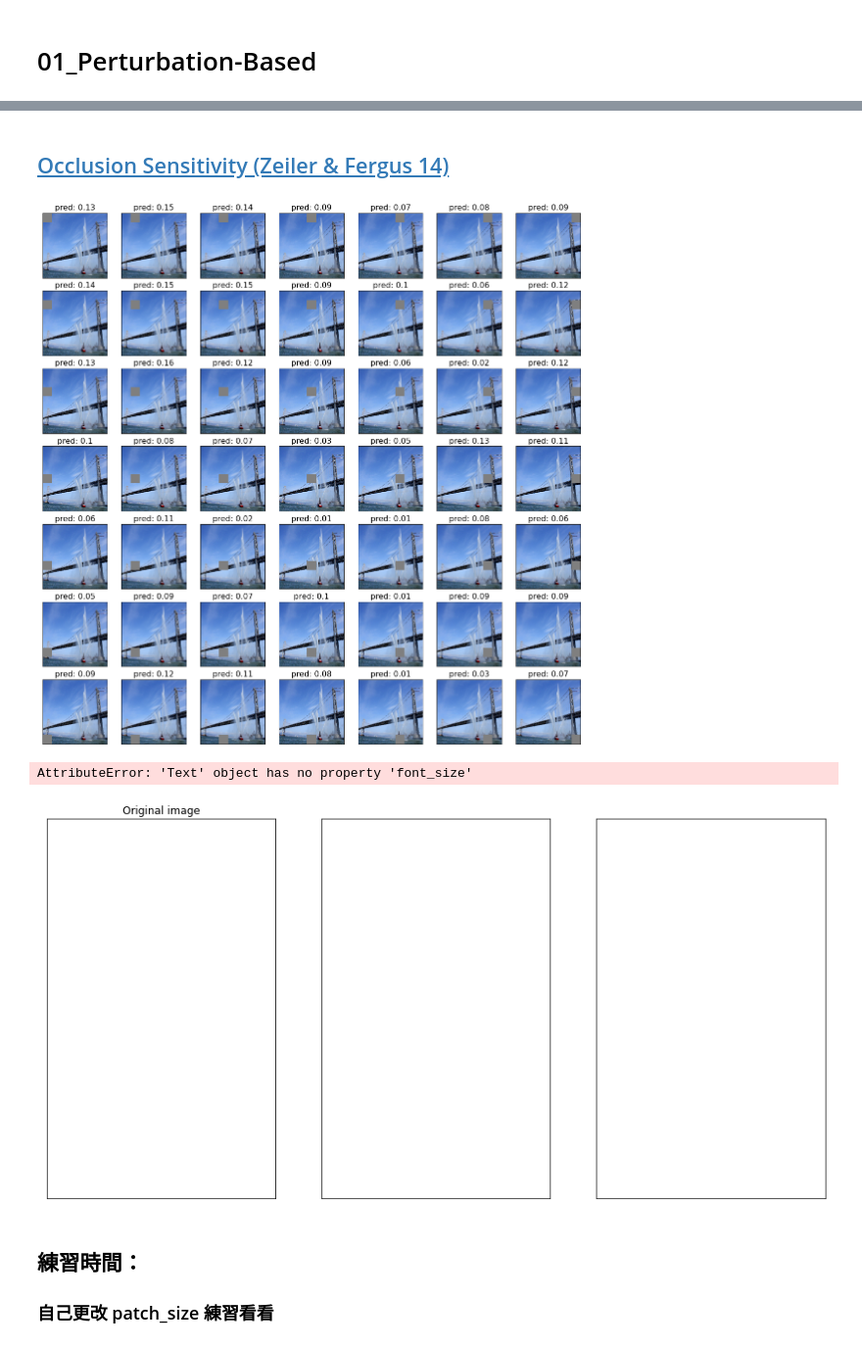
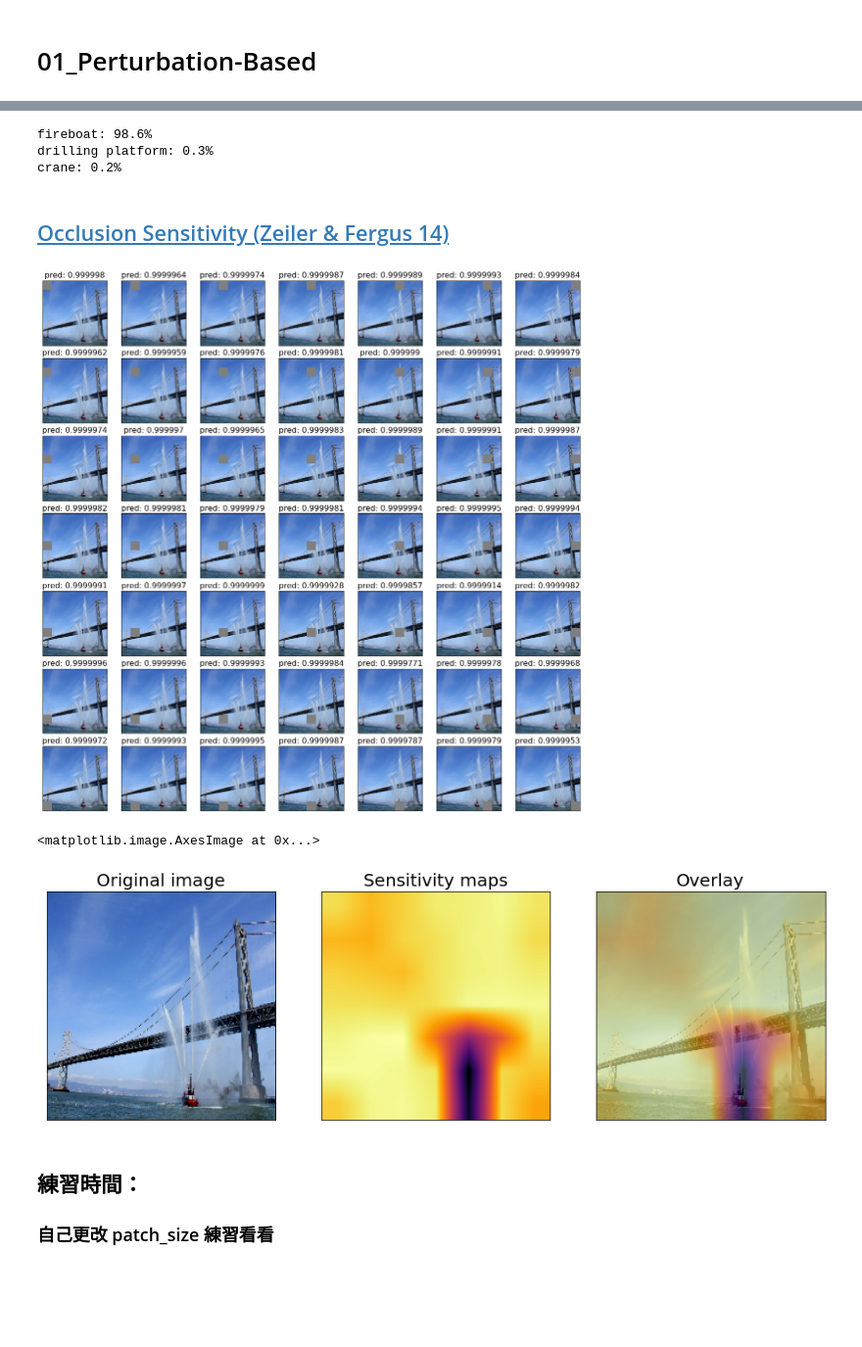
Before and after one commit to d246810g2000/Explainable_AI, a Jupyter notebook: DL/01_Perturbation-Based.ipynb, the cells around one changed output, grey strips where cells are left out. Shown at 98% size. Drawn from its saved outputs; the diff is of its cells as text; code cells hidden in the pictures; blank space fills up the shorter version.

```diff
--- a/DL/01_Perturbation-Based.ipynb
+++ b/DL/01_Perturbation-Based.ipynb
@@ -12,8 +10,0 @@ os.environ['CUDA_VISIBLE_DEVICES'] = '0'
-# %%
-model = tf.keras.applications.resnet50.ResNet50(
-    weights="imagenet", include_top=True
-)
-img_path = "data/fireboat.jpg"
-image = tf.keras.preprocessing.image.load_img(img_path, target_size=(224, 224))
-image = tf.keras.preprocessing.image.img_to_array(image)
-plt.imshow(image/255)
@@ -22,0 +46,11 @@ plt.imshow(image/255)
+# %%
+def read_image(img_path):
+    image = tf.io.read_file(img_path)
+    image = tf.io.decode_jpeg(image, channels=3)
+    image = tf.cast(image, tf.float32)
+    image = tf.image.resize(image, size=(224, 224))
+#     image = tf.image.resize_with_pad(image, target_height=224, target_width=224)
+    return image
+
+image = read_image('data/fireboat.jpg')
+plt.imshow(image/255)
@@ -23,3 +68,11 @@ plt.imshow(image/255)
+# %%
+pred_label, pred_prob = top_k_predictions(image)
+for label, prob in zip(pred_label, pred_prob):
+    print(f'{label}: {prob:0.1%}')
+# %% [output]
+fireboat: 98.6%
+drilling platform: 0.3%
+crane: 0.2%
 # %% [markdown]
 ## [Occlusion Sensitivity (Zeiler & Fergus 14)](https://arxiv.org/abs/1311.2901)
 # %%
@@ -69,9 +124,9 @@ fig, ax = plt.subplots(nrows=grid, ncols=grid, figsize=(20, 20),
                        subplot_kw={'xticks':[], 'yticks':[]},
                        gridspec_kw=dict(hspace=0.2, wspace=0.1))
 for i in range(len(patches)):
-    ax[i%grid, i//grid].set_title('pred: '+ str(round(target_class_predictions[i], 2)), fontsize=16)
+    ax[i%grid, i//grid].set_title('pred: '+ str(round(1-target_class_probs[i], 7)), fontsize=16)
     ax[i%grid, i//grid].imshow(patches[i]/255)
 # %% [output]
-[figure, old version]
+[figure, new version]
 # %%
 for (index_y, index_x), confidence in zip(
@@ -83,19 +138,19 @@ sensitivity_maps = cv2.resize(sensitivity_map, image.shape[0:2])
 # %%
 fig, axs = plt.subplots(nrows=1, ncols=3, squeeze=False, figsize=(16, 8),
                         subplot_kw={'xticks':[], 'yticks':[]})
 
-axs[0, 0].set_title('Original image', font_size=16)
+axs[0, 0].set_title('Original image', fontsize=20)
 axs[0, 0].imshow(image/255)
 
-axs[0, 1].set_title('Sensitivity maps', font_size=16)
+axs[0, 1].set_title('Sensitivity maps', fontsize=20)
 axs[0, 1].imshow(sensitivity_maps, cmap=cm.inferno)
 
-axs[0, 2].set_title('Overlay', font_size=16)
-plt.imshow(sensitivity_maps, cmap=cm.inferno)
-plt.imshow(image/255, alpha=0.4)
+axs[0, 2].set_title('Overlay', fontsize=20)
+axs[0, 2].imshow(sensitivity_maps, cmap=cm.inferno)
+axs[0, 2].imshow(image/255, alpha=0.4)
 # %% [output]
-AttributeError: 'Text' object has no property 'font_size'
+<matplotlib.image.AxesImage at 0x...>
-[figure, old version]
+[figure, new version]
 # %% [markdown]
 ## 練習時間：
 ### 自己更改 patch_size 練習看看
```
Also changed, not shown: parts of 9 cells of this notebook, 4 other files.
